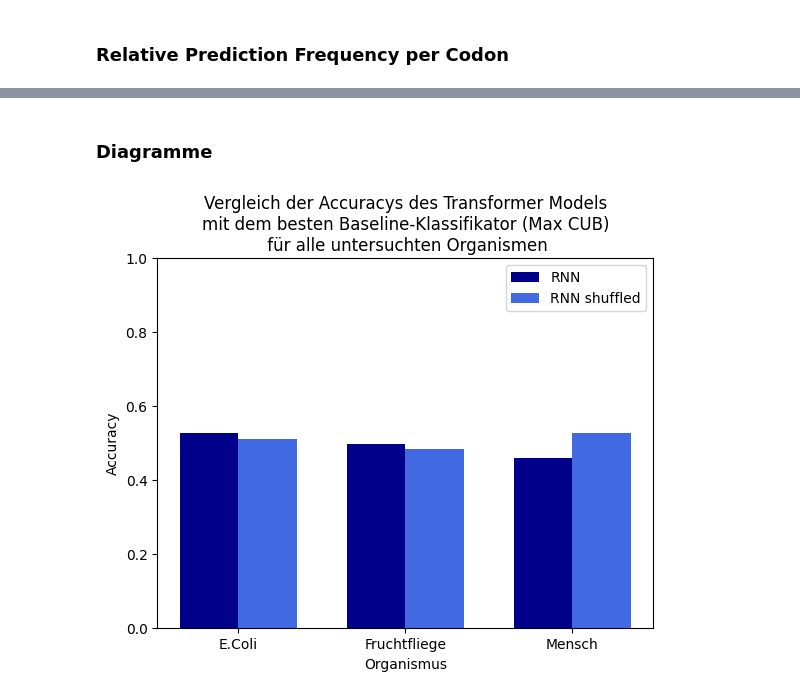
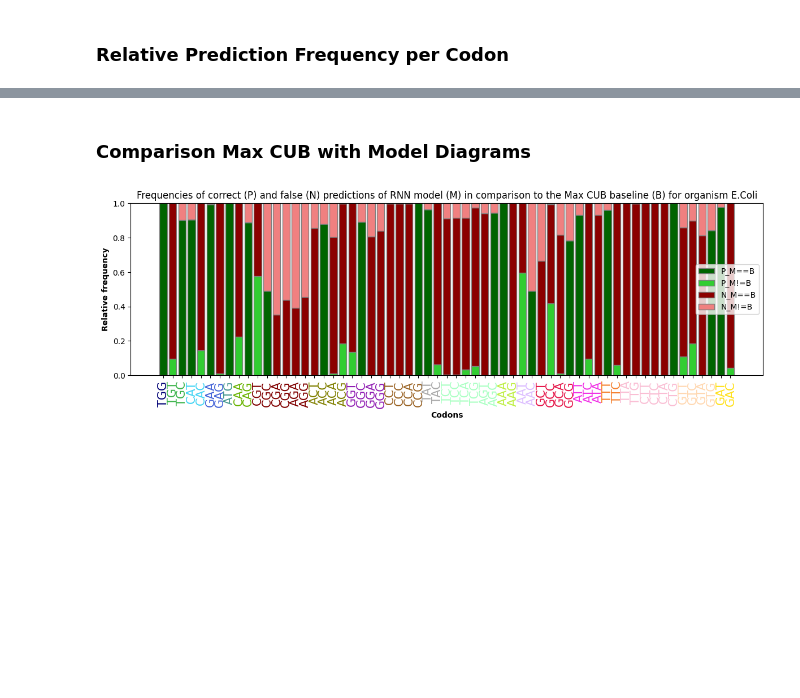
Before and after one commit to maxikuehn/PMDS_Codons, a Jupyter notebook: notebooks/06_2_RNN_Testing.ipynb, the cells around one changed output, grey strips where cells are left out. Cells and saved outputs as stored; diff of their text form; code cells hidden in the pictures; blank space fills up the shorter version.

Commit message:
comparison with max cub

```diff
--- a/notebooks/06_2_RNN_Testing.ipynb
+++ b/notebooks/06_2_RNN_Testing.ipynb
@@ -165,2 +145,0 @@ mle.plot_avg_aa_acc(labels, predicted).show()
-# %% [markdown]
-### Diagramme
@@ -185,37 +146,18 @@ results = {
-# %%
-import matplotlib.pyplot as plt
-import numpy as np
-
-# Prepare data for plotting
-organisms = list(results.keys())
-max_cub_values = [results[org]["Max CUB"] for org in organisms]
-rnn_unshuffled = [results[org]["RNN"] for org in organisms]
-rnn_shuffled = [results[org]["RNN shuffled"] for org in organisms]
-
-# Number of bars
-x = np.arange(len(organisms))
-
-# Bar width
-width = 0.35
-
-# Create the plot
-fig, ax = plt.subplots()
-
-# Plotting the bars
-bars1 = ax.bar(x - width/2, rnn_unshuffled, width, label='RNN', color='darkblue')
-bars2 = ax.bar(x + width/2, rnn_shuffled, width, label='RNN shuffled', color='#4169e1')
-
-
-# Adding labels and title
-ax.set_xlabel('Organismus')
-ax.set_ylabel('Accuracy')
-ax.set_title('Vergleich der Accuracys des Transformer Models\nmit dem besten Baseline-Klassifikator (Max CUB)\n für alle untersuchten Organismen')
-ax.set_xticks(x)
-ax.set_xticklabels(organisms)
-ax.set_ylim(0, 1)
-ax.legend()
-
-# Display the plot
-plt.show()
-# %% [output]
-[figure, removed]
+# %% [markdown]
+### Comparison Max CUB with Model Diagrams
+# %%
+predicted_codon_names =  mle.codon_to_name(predicted)
+labels_codon_names =  mle.codon_to_name(labels)
+
+pn_dict = mle.create_pn_dict(predicted_codon_names, labels_codon_names, organism)
+cub_test_data = {}
+
+for codon in pn_dict:
+    aa = mlh.codon_to_amino_acid[codon]
+    aa_codons = mlh.amino_acids_to_codons.get(aa, [])
+    aa_sum = sum(pn_dict[c]['num'] for c in aa_codons)
+    cub_test_data[codon] = pn_dict[codon]['num'] / aa_sum
+# %%
+mle.plot_pn_dict(pn_dict, 'RNN', organism).show()
+# %% [output]
+[figure, added]
```
Also changed, not shown: parts of 7 cells of this notebook.
